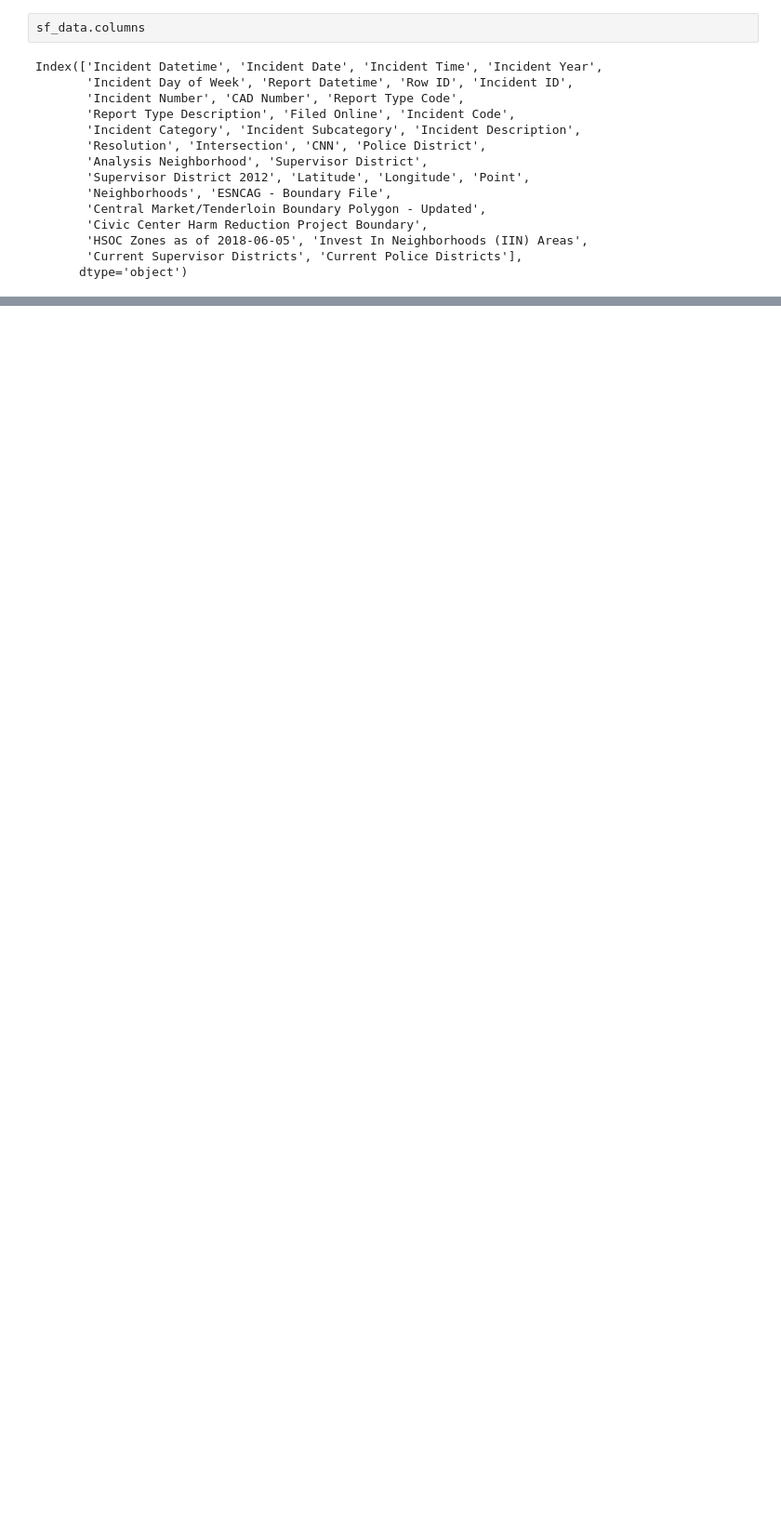
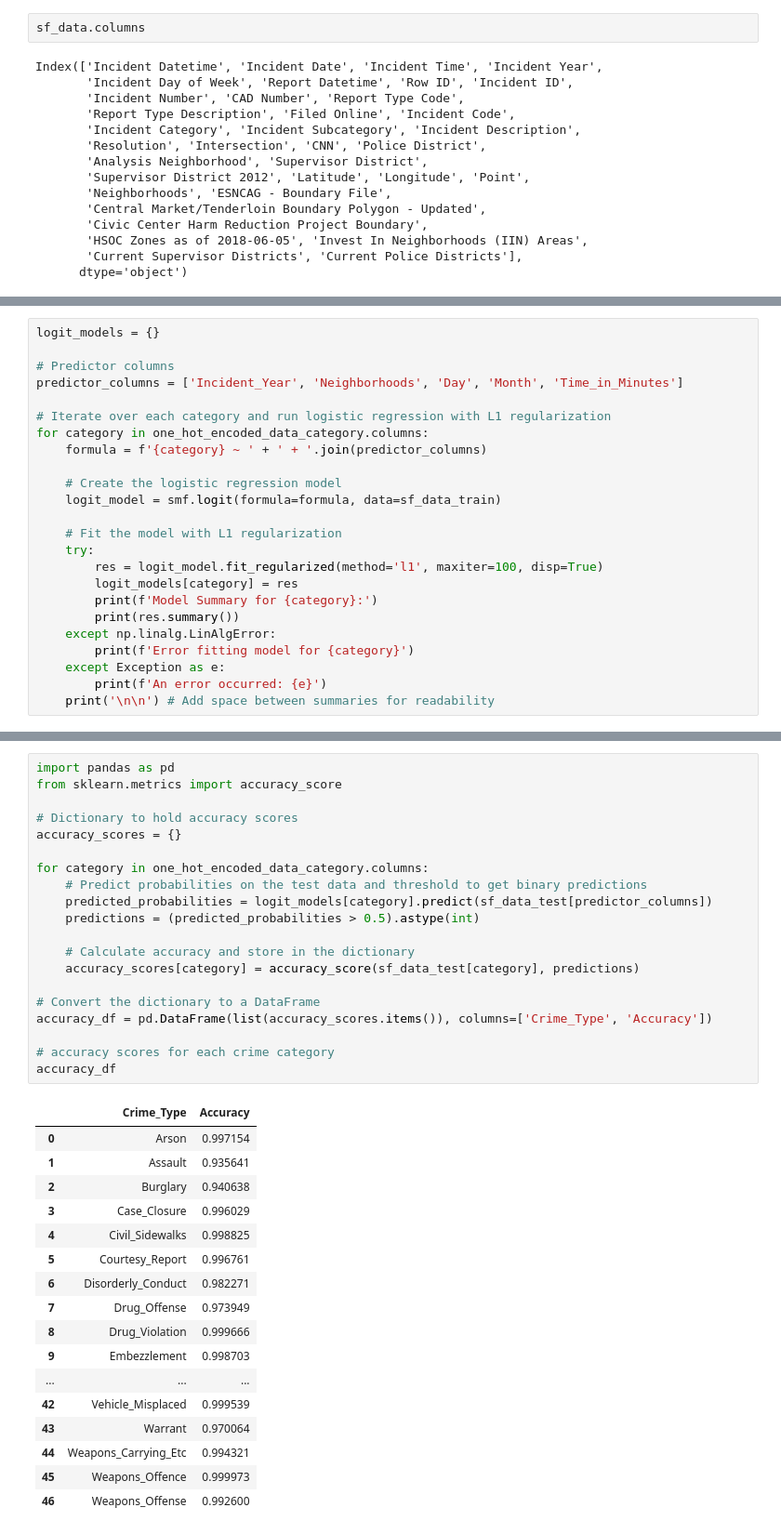
Before and after one commit to mvoutov/ieor142-ml, a Jupyter notebook: CrimePredict.ipynb, the cells around one changed output, grey strips where cells are left out. Shown at 93% size. Drawn from its saved outputs; the diff is of its cells as text; blank space fills up the shorter version.

```diff
--- a/CrimePredict.ipynb
+++ b/CrimePredict.ipynb
@@ -350,0 +305,24 @@ dtype: object
+# %%
+logit_models = {}
+
+# Predictor columns
+predictor_columns = ['Incident_Year', 'Neighborhoods', 'Day', 'Month', 'Time_in_Minutes']
+
+# Iterate over each category and run logistic regression with L1 regularization
+for category in one_hot_encoded_data_category.columns:
+    formula = f'{category} ~ ' + ' + '.join(predictor_columns)
+
+    # Create the logistic regression model
+    logit_model = smf.logit(formula=formula, data=sf_data_train)
+
+    # Fit the model with L1 regularization
+    try:
+        res = logit_model.fit_regularized(method='l1', maxiter=100, disp=True)
+        logit_models[category] = res
+        print(f'Model Summary for {category}:')
+        print(res.summary())
+    except np.linalg.LinAlgError:
+        print(f'Error fitting model for {category}')
+    except Exception as e:
+        print(f'An error occurred: {e}')
+    print('\n\n') # Add space between summaries for readability
@@ -350,0 +535,38 @@ dtype: object
+# %%
+import pandas as pd
+from sklearn.metrics import accuracy_score
+
+# Dictionary to hold accuracy scores
+accuracy_scores = {}
+
+for category in one_hot_encoded_data_category.columns:
+    # Predict probabilities on the test data and threshold to get binary predictions
+    predicted_probabilities = logit_models[category].predict(sf_data_test[predictor_columns])
+    predictions = (predicted_probabilities > 0.5).astype(int)
+
+    # Calculate accuracy and store in the dictionary
+    accuracy_scores[category] = accuracy_score(sf_data_test[category], predictions)
+
+# Convert the dictionary to a DataFrame
+accuracy_df = pd.DataFrame(list(accuracy_scores.items()), columns=['Crime_Type', 'Accuracy'])
+
+# accuracy scores for each crime category
+accuracy_df
+# %% [output]
+|  | Crime_Type | Accuracy |
+| 0 | Arson | 0.997154 |
+| 1 | Assault | 0.935641 |
+| 2 | Burglary | 0.940638 |
+| 3 | Case_Closure | 0.996029 |
+| 4 | Civil_Sidewalks | 0.998825 |
+| 5 | Courtesy_Report | 0.996761 |
+| 6 | Disorderly_Conduct | 0.982271 |
+| 7 | Drug_Offense | 0.973949 |
+| 8 | Drug_Violation | 0.999666 |
+| 9 | Embezzlement | 0.998703 |
+| ... | ... | ... |
+| 42 | Vehicle_Misplaced | 0.999539 |
+| 43 | Warrant | 0.970064 |
+| 44 | Weapons_Carrying_Etc | 0.994321 |
+| 45 | Weapons_Offence | 0.999973 |
+| 46 | Weapons_Offense | 0.992600 |
```
Also changed, not shown: parts of 53 cells of this notebook, 1 other file.
